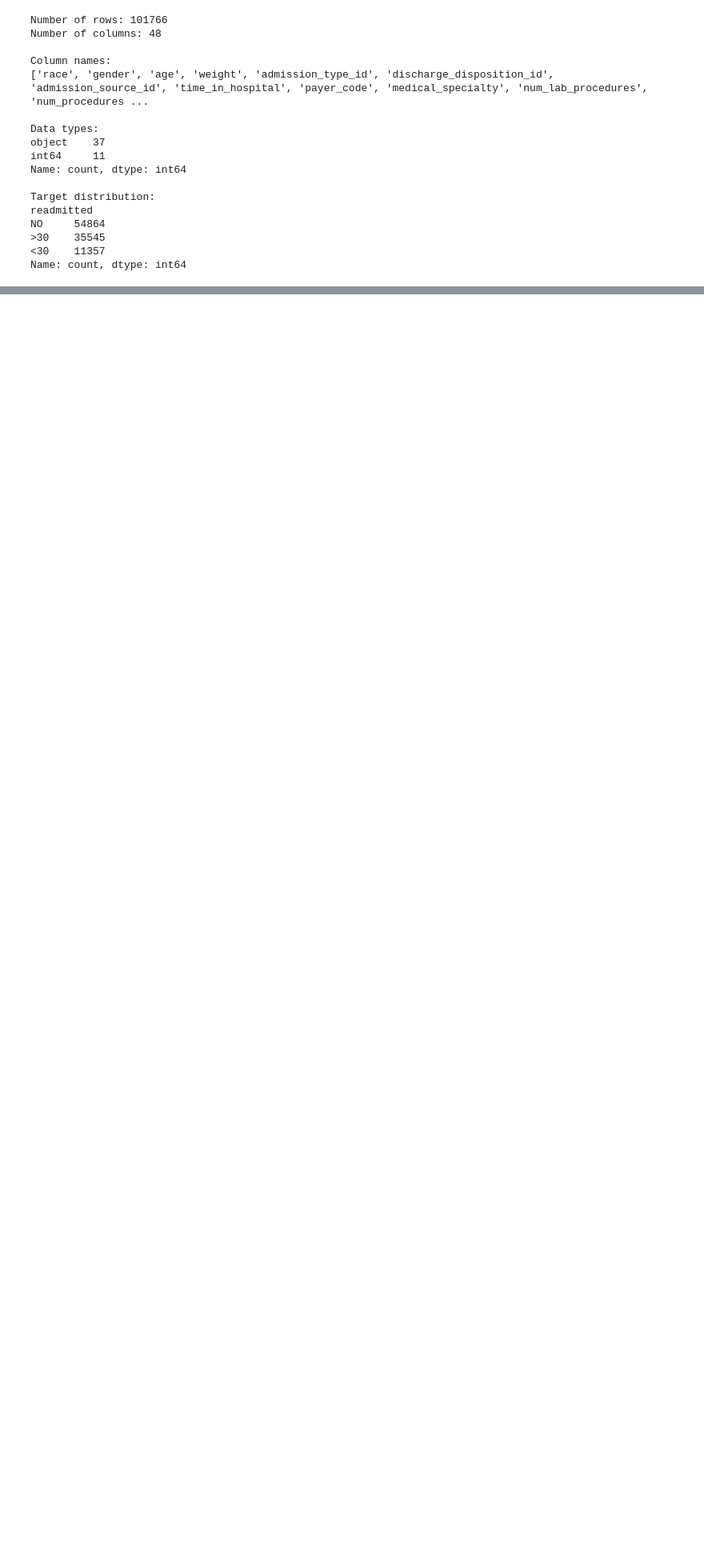
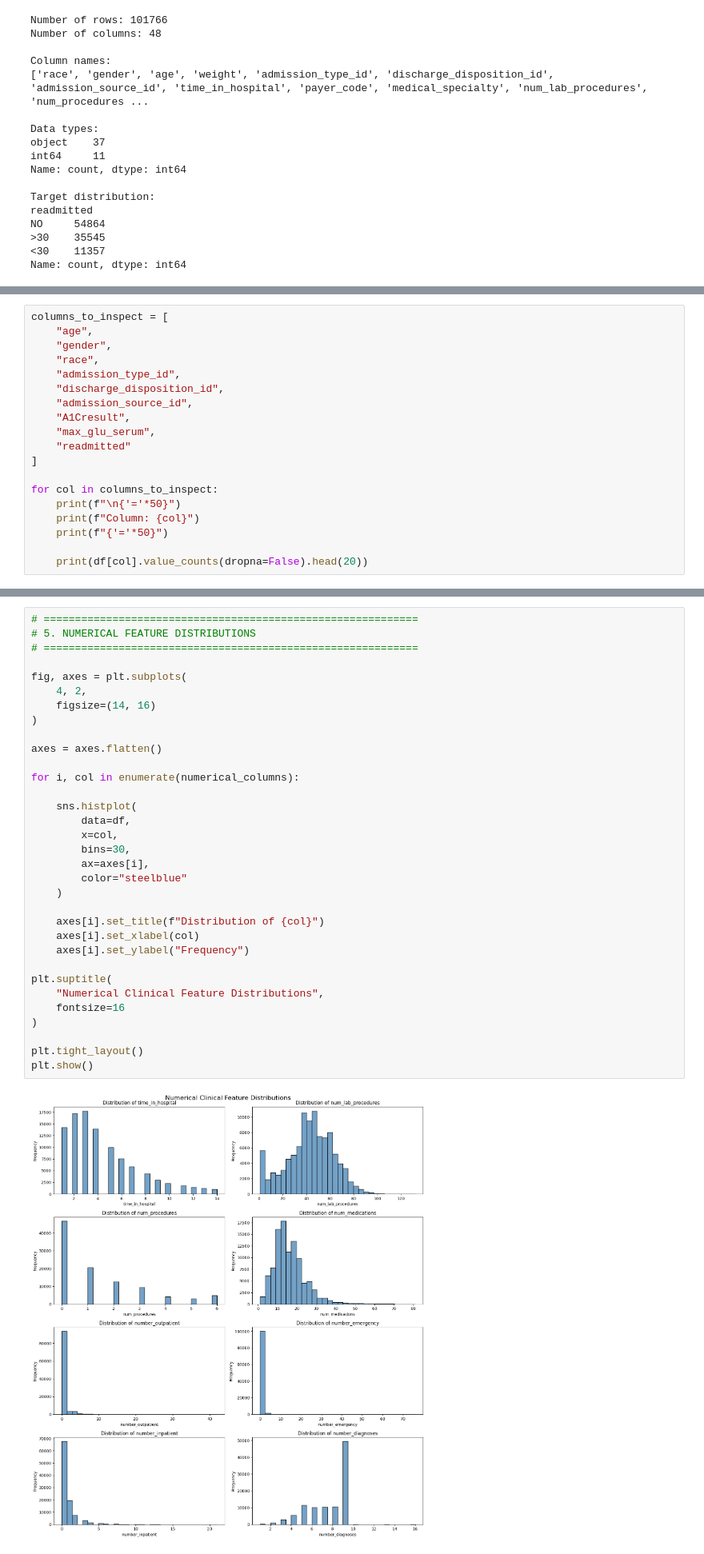
Before and after one commit to ayanasanthoshkhan/synthetic-clinical-data-generation, a Jupyter notebook: notebooks/01_dataset_eda.ipynb, the cells around one changed output, grey strips where cells are left out. Shown at 80% size. Drawn from its saved outputs; the diff is of its cells as text; blank space fills up the shorter version.

```diff
--- a/notebooks/01_dataset_eda.ipynb
+++ b/notebooks/01_dataset_eda.ipynb
@@ -99,0 +181,19 @@ Name: count, dtype: int64
+# %%
+columns_to_inspect = [
+    "age",
+    "gender",
+    "race",
+    "admission_type_id",
+    "discharge_disposition_id",
+    "admission_source_id",
+    "A1Cresult",
+    "max_glu_serum",
+    "readmitted"
+]
+
+for col in columns_to_inspect:
+    print(f"\n{'='*50}")
+    print(f"Column: {col}")
+    print(f"{'='*50}")
+
+    print(df[col].value_counts(dropna=False).head(20))
@@ -99,0 +386,35 @@ Name: count, dtype: int64
+# %%
+# ============================================================
+# 5. NUMERICAL FEATURE DISTRIBUTIONS
+# ============================================================
+
+fig, axes = plt.subplots(
+    4, 2,
+    figsize=(14, 16)
+)
+
+axes = axes.flatten()
+
+for i, col in enumerate(numerical_columns):
+
+    sns.histplot(
+        data=df,
+        x=col,
+        bins=30,
+        ax=axes[i],
+        color="steelblue"
+    )
+
+    axes[i].set_title(f"Distribution of {col}")
+    axes[i].set_xlabel(col)
+    axes[i].set_ylabel("Frequency")
+
+plt.suptitle(
+    "Numerical Clinical Feature Distributions",
+    fontsize=16
+)
+
+plt.tight_layout()
+plt.show()
+# %% [output]
+[figure, added]
```
Also changed, not shown: parts of 48 cells of this notebook.
